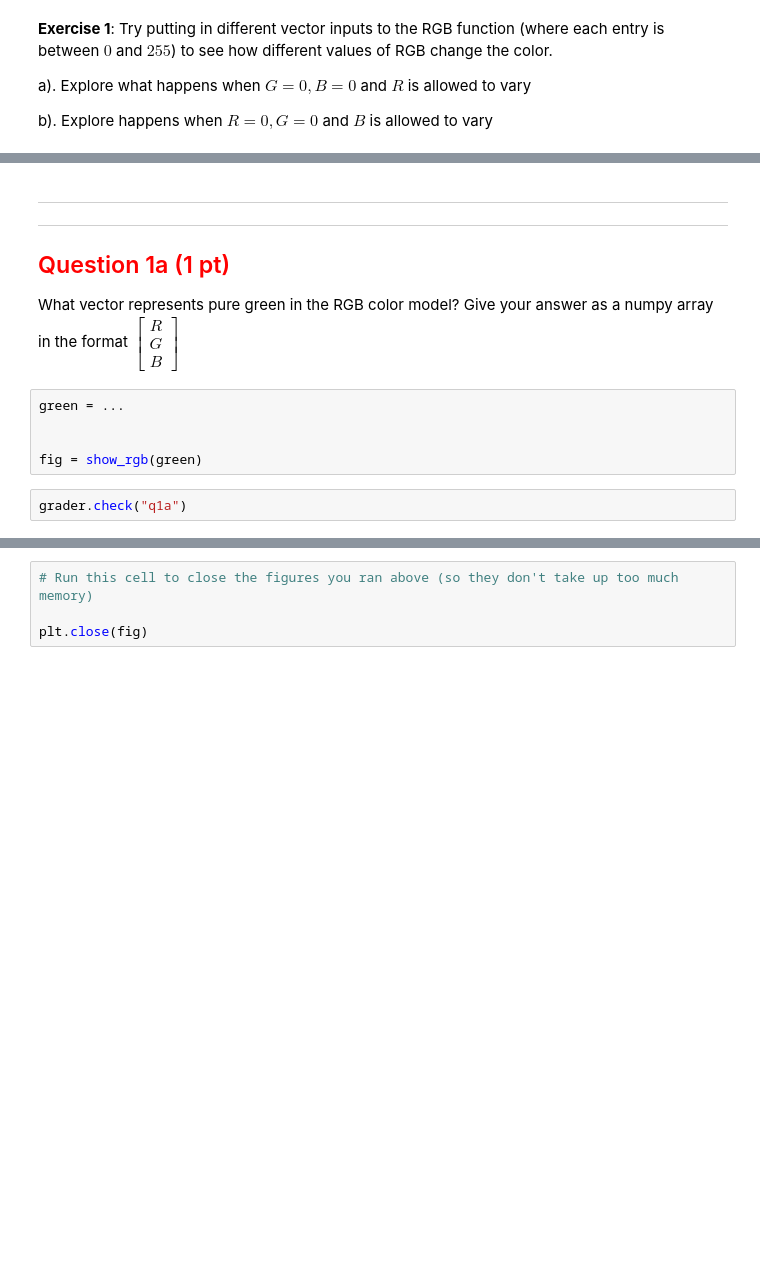
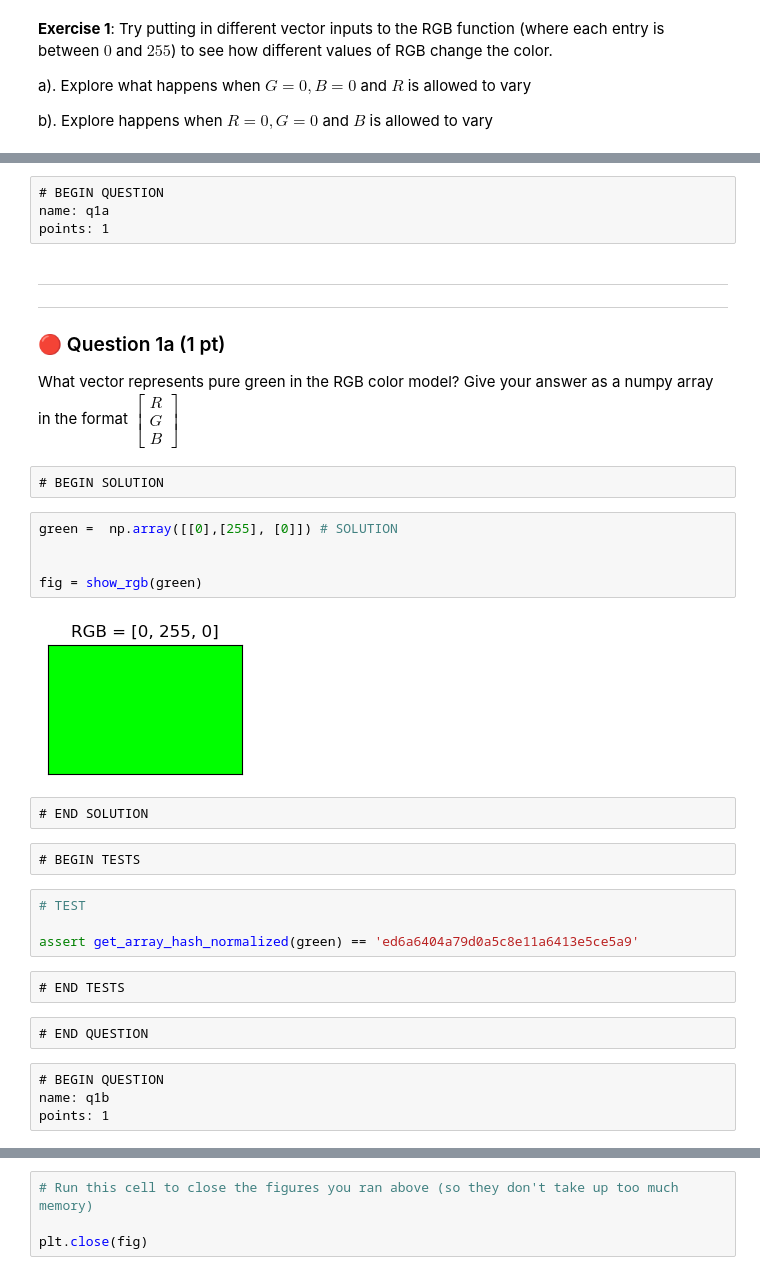
Before and after one commit to csci2820/csci2820sp26-student, a Jupyter notebook: labs/lab03/lab03.ipynb, the cells around one changed output, grey strips where cells are left out. Drawn from its saved outputs; the diff is of its cells as text; blank space fills up the shorter version.

```diff
--- a/labs/lab03/lab03.ipynb
+++ b/labs/lab03/lab03.ipynb
@@ -317,18 +395,40 @@ fig = show_rgb(rgb_vec)
+# %% [raw]
+# BEGIN QUESTION
+name: q1a
+points: 1
 # %% [markdown]
 <hr style="border: 5px solid #003262;" />
 <hr style="border: 1px solid #fdb515;" />
 
 
-## <span style='color:Red'>   Question 1a (1 pt) ###
+### 🔴 Question 1a (1 pt)
 
 What vector represents pure green in the RGB color model? Give your answer as a numpy array in the format $\begin{bmatrix} R \\ G \\ B \end{bmatrix}$
+# %% [raw]
+# BEGIN SOLUTION
 # %%
-green = ...
+green =  np.array([[0],[255], [0]]) # SOLUTION
 
 
 fig = show_rgb(green)
+# %% [output]
+[figure, added]
-# %%
-grader.check("q1a")
+# %% [raw]
+# END SOLUTION
+# %% [raw]
+# BEGIN TESTS
+# %%
+# TEST
+
+assert get_array_hash_normalized(green) == 'ed6a6404a79d0a5c8e11a6413e5ce5a9'
+# %% [raw]
+# END TESTS
+# %% [raw]
+# END QUESTION
+# %% [raw]
+# BEGIN QUESTION
+name: q1b
+points: 1
 # %% [markdown]
 <hr style="border: 5px solid #003262;" />
 <hr style="border: 1px solid #fdb515;" />
```
Also changed, not shown: parts of 233 cells of this notebook, 3 other files.
